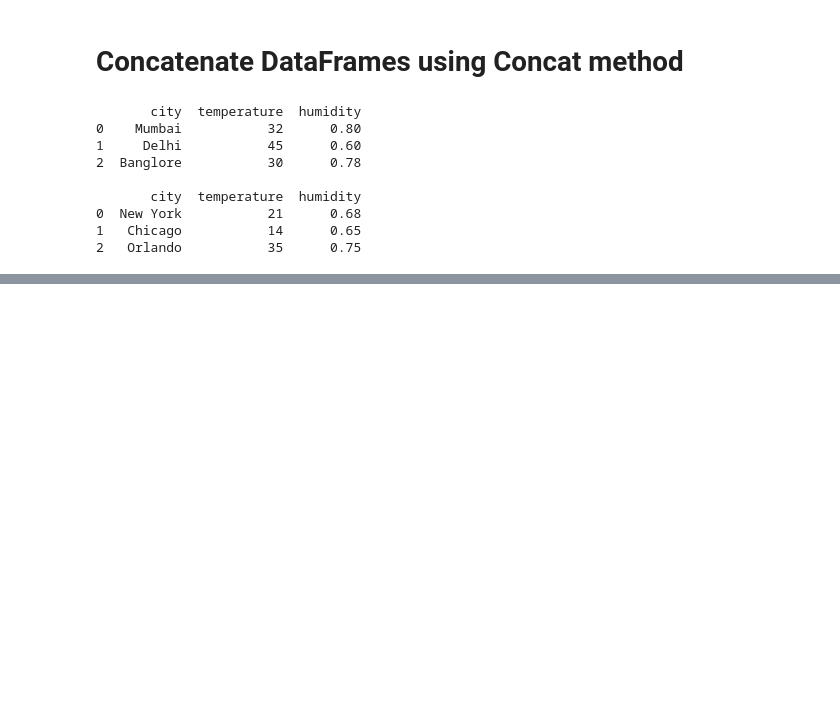
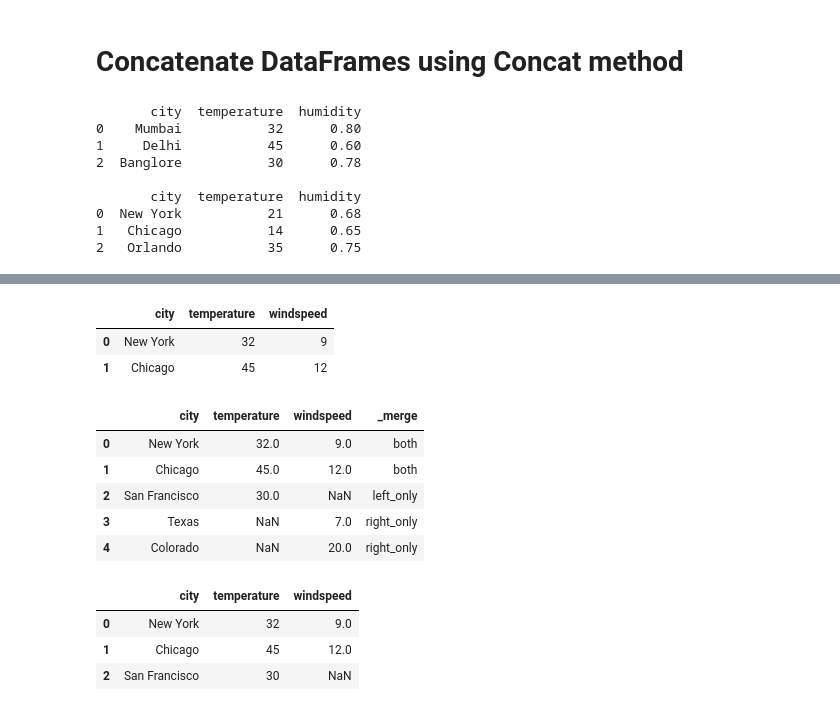
Before and after one commit to LEMSantos/LearningPandas, a Jupyter notebook: Modyfiying DataFrames.ipynb, the cells around one changed output, grey strips where cells are left out. Cells and saved outputs as stored; diff of their text form; code cells hidden in the pictures; blank space fills up the shorter version.

```diff
--- a/Modyfiying DataFrames.ipynb
+++ b/Modyfiying DataFrames.ipynb
@@ -106,0 +212,11 @@ print(us_weather)
+# %%
+temperature_df = pd.DataFrame({
+    "city": ['New York', 'Chicago', 'San Francisco'],
+    "temperature": [32, 45, 30]
+})
+windspeed_df = pd.DataFrame({
+    "city": ['Texas', 'Chicago', 'New York', 'Colorado'],
+    "windspeed": [7, 12, 9, 20]
+})
+print(temperature_df)
+print(windspeed_df)
@@ -106,0 +233,25 @@ print(us_weather)
+# %%
+df = pd.merge(temperature_df,windspeed_df, on = 'city')
+df
+# %% [output]
+|  | city | temperature | windspeed |
+| 0 | New York | 32 | 9 |
+| 1 | Chicago | 45 | 12 |
+# %%
+df = pd.merge(temperature_df,windspeed_df, on = 'city', how = 'outer', indicator = True)
+df
+# %% [output]
+|  | city | temperature | windspeed | _merge |
+| 0 | New York | 32.0 | 9.0 | both |
+| 1 | Chicago | 45.0 | 12.0 | both |
+| 2 | San Francisco | 30.0 | NaN | left_only |
+| 3 | Texas | NaN | 7.0 | right_only |
+| 4 | Colorado | NaN | 20.0 | right_only |
+# %%
+df = pd.merge(temperature_df,windspeed_df, on = 'city', how = 'left')
+df
+# %% [output]
+|  | city | temperature | windspeed |
+| 0 | New York | 32 | 9.0 |
+| 1 | Chicago | 45 | 12.0 |
+| 2 | San Francisco | 30 | NaN |
```
Also changed, not shown: parts of 11 cells of this notebook.
